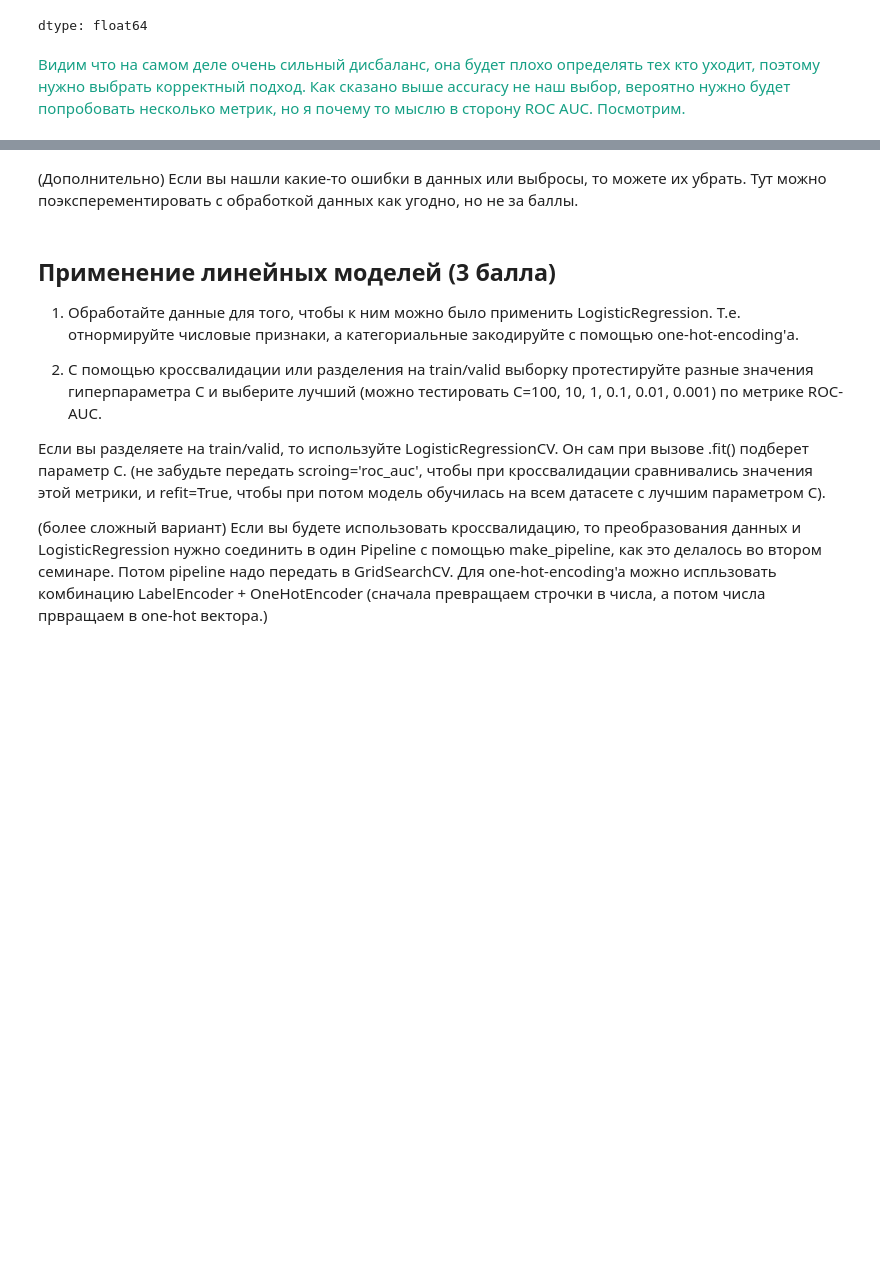
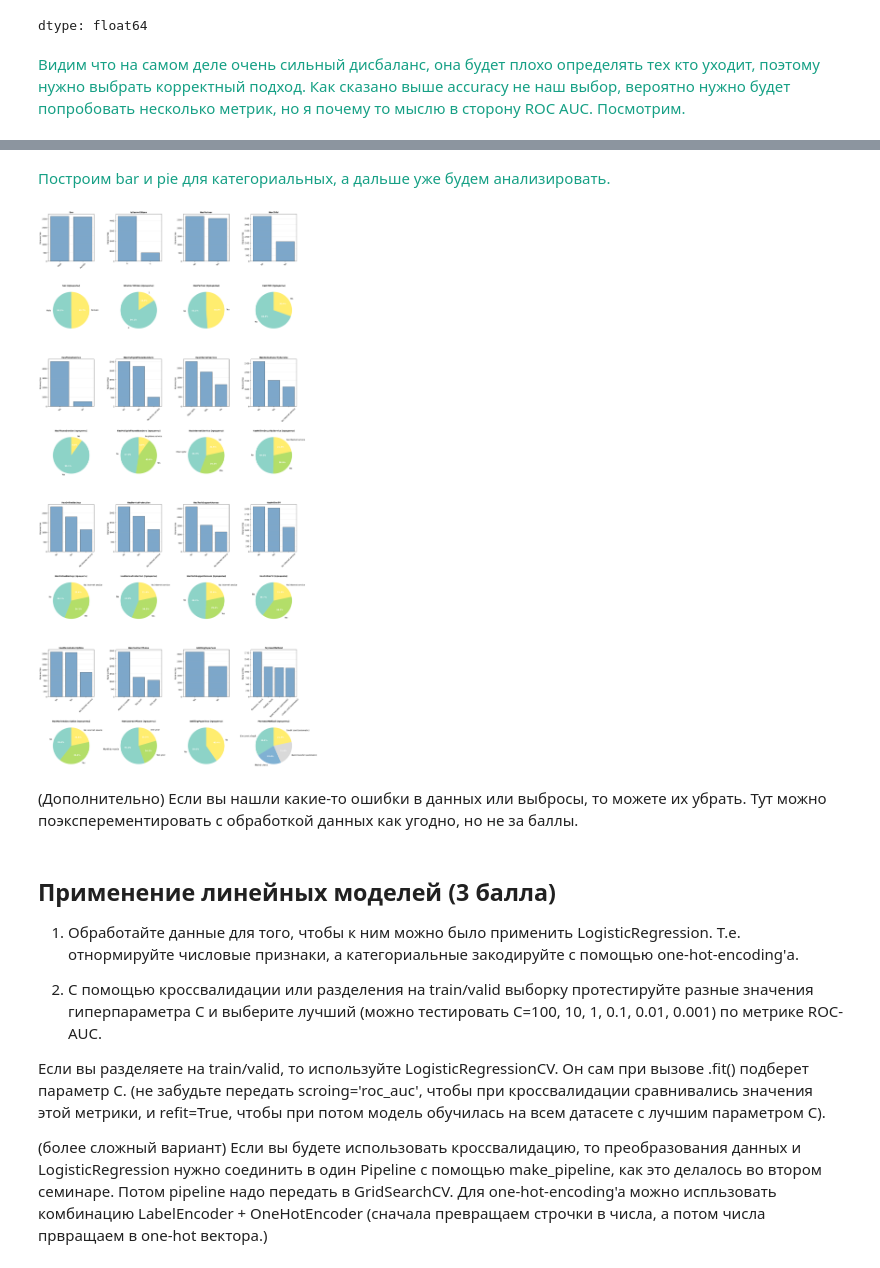
Before and after one commit to blckvia/DeepLearningSchool, a Jupyter notebook: week_03_composition_model_selection/Homework/hw_3_kaggle.ipynb, the cells around one changed output, grey strips where cells are left out. Saved outputs shown, nothing was run; the diff lists cells and outputs as text; code cells hidden in the pictures; blank space fills up the shorter version.

```diff
--- a/week_03_composition_model_selection/Homework/hw_3_kaggle.ipynb
+++ b/week_03_composition_model_selection/Homework/hw_3_kaggle.ipynb
@@ -228,3 +288,62 @@ AttributeError: 'numpy.ndarray' object has no attribute 'yaxis'
+# %% [markdown]
+<font color="#16A085">Построим bar и pie для категориальных, а дальше уже будем анализировать.</font>
+# %%
+n_rows = int(np.ceil(len(cat_cols) / n_cols))
+
+fig, axes = plt.subplots(2 * n_rows, n_cols, figsize=(20, 5 * 2 * n_rows))
+
+if n_rows == 1:
+    axes = axes.reshape(2, n_cols)
+
+for idx, col in enumerate(cat_cols):
+    row = idx // n_cols
+    col_pos = idx % n_cols
+
+    ax_bar = axes[2 * row, col_pos]
+    ax_pie = axes[2 * row + 1, col_pos]
+
+    value_counts = data[col].value_counts()
+
+    ax_bar.bar(
+        value_counts.index.astype(str),
+        value_counts.values,
+        color='steelblue',
+        edgecolor='black',
+        alpha=0.7
+    )
+    ax_bar.set_title(f'{col}', fontsize=10, fontweight='bold')
+    ax_bar.tick_params(axis='x', rotation=45)
+    ax_bar.set_ylabel('Количество')
+    ax_bar.grid(axis='y', alpha=0.3)
+
+    colors = plt.cm.Set3(np.linspace(0, 1, len(value_counts)))
+
+    wedges, texts, autotexts = ax_pie.pie(
+        value_counts.values,
+        labels=value_counts.index.astype(str),
+        autopct='%1.1f%%',
+        colors=colors,
+        startangle=90
+    )
+
+    for autotext in autotexts:
+        autotext.set_color('white')
+        autotext.set_fontweight('bold')
+
+    ax_pie.set_title(f'{col} (проценты)', fontsize=10, fontweight='bold')
+
+last_used_idx = len(cat_cols) - 1
+last_row = last_used_idx // n_cols
+last_col = last_used_idx % n_cols
+
+for c in range(last_col + 1, n_cols):
+    fig.delaxes(axes[2 * last_row, c])
+    fig.delaxes(axes[2 * last_row + 1, c])
+
+plt.tight_layout()
+plt.show()
+# %% [output]
+[figure, added]
 # %% [markdown]
 (Дополнительно) Если вы нашли какие-то ошибки в данных или выбросы, то можете их убрать. Тут можно поэксперементировать с обработкой данных как угодно, но не за баллы.
 # %%
```
Also changed, not shown: parts of 14 cells of this notebook.
